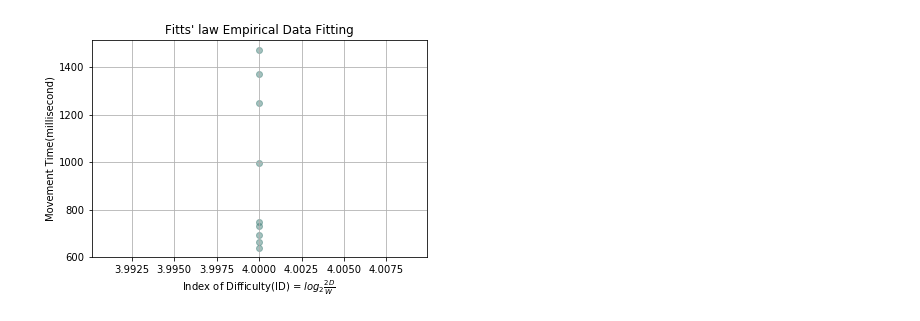
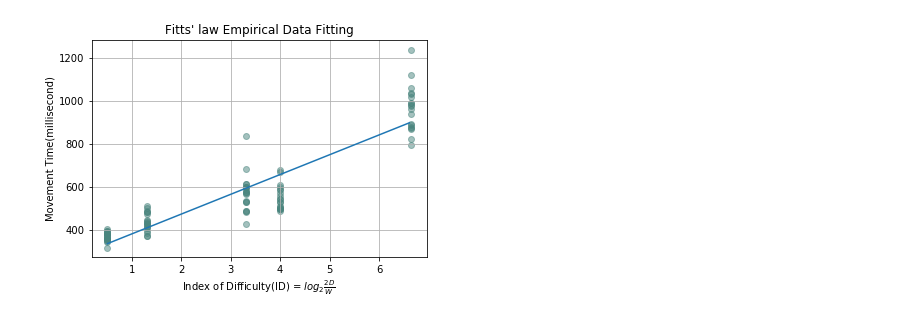
Before and after one commit to avaniyu/Aalto_EngineeringForHumans, a Jupyter notebook: 2_Fitts_Law/Fitts_Law_GUI.ipynb, the cells around one changed output. Saved outputs shown, nothing was run; the diff lists cells and outputs as text; code cells hidden in the pictures.

Commit message:
Fitts Law. Updated R squared, preload dataset.

```diff
--- a/2_Fitts_Law/Fitts_Law_GUI.ipynb
+++ b/2_Fitts_Law/Fitts_Law_GUI.ipynb
@@ -14,6 +14,7 @@
 #   2) ID: real-time calcularion of Index of Difficulty according to width and distance
 #   3) Count down times: to indicate how many times left for finishing this round of pointings
 #   4) To get polynominal data fitting, you need to try at least 3 ID settings
+# 	5) You may "preload" our dataset to sneak peek, then "clear data" to perform your own experiment
 # Preassumption:
 #   1) Moving locus is 1D horizontal straight line
 #   2) Start timing after tapping on either one of the two buttons
@@ -146,14 +147,49 @@ class Fitts(tk.Frame):
 	        return False
 
 	def preloadData(self, event):
-		print("preloadData()")
+		self.idList = [4.0, 4.0, 4.0, 4.0, 4.0, 4.0, 4.0, 4.0, 4.0, 4.0, 4.0, 4.0, 4.0, 4.0, 4.0, 4.0, 4.0, 4.0, 4.0,
+						1.32, 1.32, 1.32, 1.32, 1.32, 1.32, 1.32, 1.32, 1.32, 1.32, 1.32, 1.32, 1.32, 1.32, 1.32, 1.32, 1.32, 1.32, 1.32,
+						0.51, 0.51, 0.51, 0.51, 0.51, 0.51, 0.51, 0.51, 0.51, 0.51, 0.51, 0.51, 0.51, 0.51, 0.51, 0.51, 0.51, 0.51, 0.51,
+						3.32, 3.32, 3.32, 3.32, 3.32, 3.32, 3.32, 3.32, 3.32, 3.32, 3.32, 3.32, 3.32, 3.32, 3.32, 3.32, 3.32, 3.32, 3.32,
+						6.64, 6.64, 6.64, 6.64, 6.64, 6.64, 6.64, 6.64, 6.64, 6.64, 6.64, 6.64, 6.64, 6.64, 6.64, 6.64, 6.64, 6.64, 6.64]
+		self.mtList = [598.52, 574.75, 671.49, 496.53, 556.67, 588.21, 592.83, 491.16, 528.81, 529.30, 677.92, 543.81, 506.00, 608.82, 542.59, 499.40, 500.52, 513.11, 498.15, 484.24,
+						512.48, 501.46, 488.67, 483.22, 442.83, 444.87, 427.46, 476.46, 434.70, 413.72, 427.83, 419.46, 397.71, 374.59, 387.40, 375.00, 409.95, 438.40, 405.28, 381.12,
+						389.36, 365.78, 381.68, 395.48, 359.66, 373.50, 397.46, 363.98, 382.05, 343.17, 381.53, 348.88, 358.21, 352.18, 357.31, 319.05, 373.98, 482.85, 429.81, 599.11,
+						835.66, 566.60, 531.21, 575.82, 614.65, 586.40, 571.92, 602.28, 536.38, 491.15, 685.49, 598.81, 489.13, 530.33, 576.10, 615.46, 796.41, 893.84, 880.68, 1058.90,
+						870.79, 1120.74, 1016.88, 974.99, 1236.62, 979.50, 991.01, 873.18, 822.72, 936.90, 963.19, 1035.85, 887.92, 1033.97, 991.20]
+		# self.counterId == 5
+		# self.plots()
+		# polynomial data fitting
+		fig = plt.figure()
+		graph = fig.add_subplot(111)
+		graph.set(title="Fitts' law Empirical Data Fitting", ylabel="Movement Time(millisecond)",
+					xlabel="Index of Difficulty(ID) = $log_2 \\frac{2D}{W}$")
+		graph.scatter(self.idList, self.mtList, color="#4A857E", alpha=0.5)
+
+		self.z = np.polyfit(self.idList, self.mtList, 1)
+		f = np.poly1d(self.z)
+		idArray = np.array(self.idList)
+		x = np.arange(idArray.min(), idArray.max(), 0.1)
+		y = f(x)
+		plt.plot(x, y)
+		# compute r-squared
+		mtHat = f(self.idList)
+		mtBar = np.sum(self.mtList)/len(self.mtList)
+		ssreg = np.sum((mtHat - mtBar)**2)
+		sstot = np.sum((self.mtList - mtBar)**2)
+		self.determination = ssreg / sstot
+		plt.grid()
+		print ("Empirical data fitting results:\nMT = %0.2f + %0.2f ID\nR_squared = %0.2f" %(self.z[0], self.z[1], self.determination))
+		plt.show()
 
 	def onStartClicked(self, event):
 		if not self.entryCounter.get():
 			tk.messagebox.showinfo("Reminder", "Please input a counter!")
 		else:
+			# self.timestampTemp = tm.clock()
 			self.buttonStart.grid_forget()
-			self.buttonStop.grid(row=0, column=0, padx=10, pady=10, ipadx=10, sticky=tk.NSEW)
+			self.buttonPreload.grid_forget()
+			self.buttonStop.grid(row=1, column=0, padx=10, pady=10, rowspan=3, ipadx=10, sticky=tk.NSEW)
 			self.counter = 0
 			self.counterMax = int(self.entryCounter.get())
 			self.countDown.set(self.counterMax)
@@ -196,24 +232,8 @@ class Fitts(tk.Frame):
 				self.mtList.append(timeDelta)
 				tk.Label(self.frameTimer, text="time = %0.2f ms" %self.mtList[-1], anchor = tk.W).grid(row = 1 + self.counter, column=0, sticky=tk.N)
 				self.idList.append(self.idValue)
+				self.plots()
 
-				# plot movement time against index of difficulty in real-time
-				fig = plt.figure()
-				graph = fig.add_subplot(111)
-				graph.set(title="Fitts' law Empirical Data Fitting", ylabel="Movement Time(millisecond)",
-							xlabel="Index of Difficulty(ID) = $log_2 \\frac{2D}{W}$")
-				graph.scatter(self.idList, self.mtList, color="#4A857E", alpha=0.5)
-				if self.counterId > 1:
-					# polynomial data fitting
-					self.z = np.polyfit(self.idList, self.mtList, 1)
-					f = np.poly1d(self.z)
-					idArray = np.array(self.idList)
-					x = np.arange(idArray.min(), idArray.max(), 0.1)
-					y = f(x)
-					plt.plot(x, y)
-				display.clear_output(wait=True)
-				plt.grid()
-				plt.show()
 		if self.counter == self.counterMax:
 			self.counterId += 1
 		elif self.counter > self.counterMax:
@@ -222,7 +242,38 @@ class Fitts(tk.Frame):
 			self.scaleWidth.config(state=tk.NORMAL)
 			self.scaleDistance.config(state=tk.NORMAL)
 			self.buttonStop.grid_forget()
+			self.buttonPreload.grid(row=0, column=0, padx=10, pady=3, ipadx=10, sticky=tk.NSEW)
 			self.buttonStart.grid(row=1, column=0, padx=10, pady=10, rowspan=3, ipadx=10, sticky=tk.NSEW)
+
+	def plots(self):
+		# plot movement time against index of difficulty in real-time
+		fig = plt.figure()
+		graph = fig.add_subplot(111)
+		graph.set(title="Fitts' law Empirical Data Fitting", ylabel="Movement Time(millisecond)",
+					xlabel="Index of Difficulty(ID) = $log_2 \\frac{2D}{W}$")
+		graph.scatter(self.idList, self.mtList, color="#4A857E", alpha=0.5)
+
+		if self.counterId > 1:
+			print("go fitting")
+			# polynomial data fitting
+			self.z = np.polyfit(self.idList, self.mtList, 1)
+			f = np.poly1d(self.z)
+			idArray = np.array(self.idList)
+			x = np.arange(idArray.min(), idArray.max(), 0.1)
+			y = f(x)
+			plt.plot(x, y)
+			# compute r-squared
+			mtHat = f(self.idList)
+			mtBar = np.sum(self.mtList)/len(self.mtList)
+			ssreg = np.sum((mtHat - mtBar)**2)
+			sstot = np.sum((self.mtList - mtBar)**2)
+			self.determination = ssreg / sstot
+		display.clear_output(wait=True)
+		plt.grid()
+		if len(self.z) == 2:
+			print ("Empirical data fitting results:\nMT = %0.2f + %0.2f ID\nR_squared = %0.2f" %(self.z[0], self.z[1], self.determination))
+			print ("idList:\n"+str(self.idList)+"mtList:\n"+str(self.mtList))
+		plt.show()
 
 
 	def onCounter(self, event):
@@ -257 +311 @@ if __name__ == "__main__":
-[figure, old version]
+[figure, new version]
```
Also changed, not shown: parts of 3 cells of this notebook.
